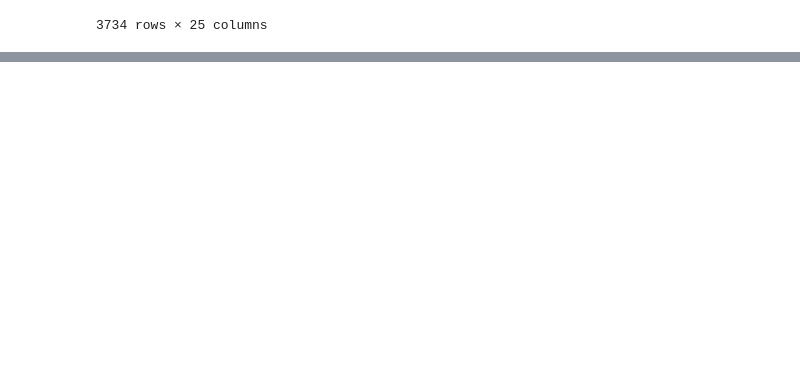
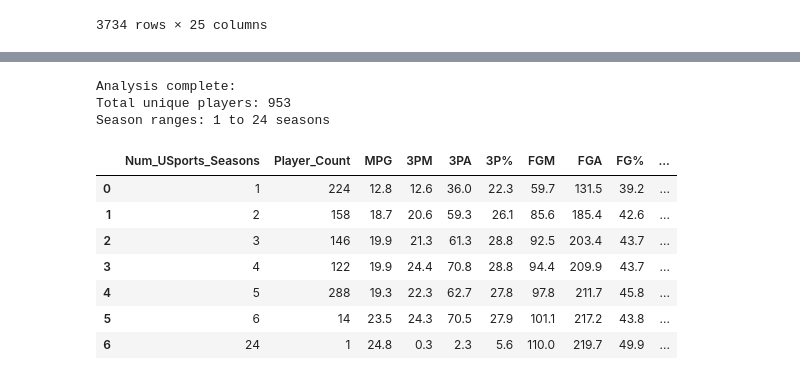
Before and after one commit to cng04/IST, a Jupyter notebook: PlayerToPro/player_to_pro_clean.ipynb, the cells around one changed output, grey strips where cells are left out. Saved outputs shown, nothing was run; the diff lists cells and outputs as text; code cells hidden in the pictures; blank space fills up the shorter version.

Commit message:
scraped teams by season and added tab to show player averages by season they went pro

```diff
--- a/PlayerToPro/player_to_pro_clean.ipynb
+++ b/PlayerToPro/player_to_pro_clean.ipynb
@@ -291,3 +291,7 @@ df
 3734 rows × 25 columns
 # %%
 df.to_excel("data/cleaned_usports_player_box_score_stats.xlsx", index=False, engine="openpyxl")
+# %%
+# Load career data for merging with cleaned stats
+career_df = pd.read_excel("data/existing_data/usports_career_data.xlsx")
+career_df.head()
@@ -293,0 +422,76 @@ df.to_excel("data/cleaned_usports_player_box_score_stats.xlsx", index=False, eng
+# %%
+# Create analysis of average stats by number of USports seasons played
+def create_pro_transition_analysis(usports_df):
+    """
+    Create a dataframe showing average stats of players who went pro,
+    grouped by the number of USports seasons they played.
+    """
+
+    # Filter out 'Total' rows - we only want individual seasons
+    usports_seasons_only = usports_df[usports_df['Season'] != 'Total'].copy()
+
+    # For each player, count how many seasons they played and get their average stats
+    player_analysis = []
+
+    for player in usports_seasons_only['Player'].unique():
+        player_data = usports_seasons_only[usports_seasons_only['Player'] == player]
+        num_seasons = len(player_data)
+
+        # Calculate average stats across all seasons for this player
+        numeric_cols = ['MPG', '3PM', '3PA', '3P%', 'FGM', 'FGA', 'FG%', 'FTM', 'FTA', 'FT%',
+                       'REB', 'PF', 'AST', 'TOV', 'BLK', 'STL', 'PPG']
+
+        player_avg_stats = {}
+        player_avg_stats['Player'] = player
+        player_avg_stats['Num_USports_Seasons'] = num_seasons
+
+        for col in numeric_cols:
+            if col in player_data.columns:
+                avg_val = player_data[col].mean()
+                player_avg_stats[f'Avg_{col}'] = avg_val
+
+        player_analysis.append(player_avg_stats)
+
+    player_stats_df = pd.DataFrame(player_analysis)
+
+    # Group by number of seasons and calculate overall averages
+    season_groups = player_stats_df.groupby('Num_USports_Seasons')
+
+    # Calculate averages for each group
+    avg_stats_by_seasons = []
+
+    for num_seasons, group in season_groups:
+        stats_summary = {'Num_USports_Seasons': num_seasons, 'Player_Count': len(group)}
+
+        for col in player_stats_df.columns:
+            if col.startswith('Avg_'):
+                stat_name = col.replace('Avg_', '')
+                avg_value = group[col].mean()
+                stats_summary[stat_name] = round(avg_value, 1)
+
+        avg_stats_by_seasons.append(stats_summary)
+
+    pro_transition_stats = pd.DataFrame(avg_stats_by_seasons)
+    pro_transition_stats = pro_transition_stats.sort_values('Num_USports_Seasons')
+
+    print(f"Analysis complete:")
+    print(f"Total unique players: {len(player_stats_df)}")
+    print(f"Season ranges: {pro_transition_stats['Num_USports_Seasons'].min()} to {pro_transition_stats['Num_USports_Seasons'].max()} seasons")
+
+    return pro_transition_stats
+
+# Run the analysis
+pro_transition_stats_df = create_pro_transition_analysis(merged_df)
+pro_transition_stats_df
+# %% [output]
+Analysis complete:
+Total unique players: 953
+Season ranges: 1 to 24 seasons
+|  | Num_USports_Seasons | Player_Count | MPG | 3PM | 3PA | 3P% | FGM | FGA | FG% | ... |
+| 0 | 1 | 224 | 12.8 | 12.6 | 36.0 | 22.3 | 59.7 | 131.5 | 39.2 | ... |
+| 1 | 2 | 158 | 18.7 | 20.6 | 59.3 | 26.1 | 85.6 | 185.4 | 42.6 | ... |
+| 2 | 3 | 146 | 19.9 | 21.3 | 61.3 | 28.8 | 92.5 | 203.4 | 43.7 | ... |
+| 3 | 4 | 122 | 19.9 | 24.4 | 70.8 | 28.8 | 94.4 | 209.9 | 43.7 | ... |
+| 4 | 5 | 288 | 19.3 | 22.3 | 62.7 | 27.8 | 97.8 | 211.7 | 45.8 | ... |
+| 5 | 6 | 14 | 23.5 | 24.3 | 70.5 | 27.9 | 101.1 | 217.2 | 43.8 | ... |
+| 6 | 24 | 1 | 24.8 | 0.3 | 2.3 | 5.6 | 110.0 | 219.7 | 49.9 | ... |
```
Also changed, not shown: parts of 5 cells of this notebook, 8 other files.
